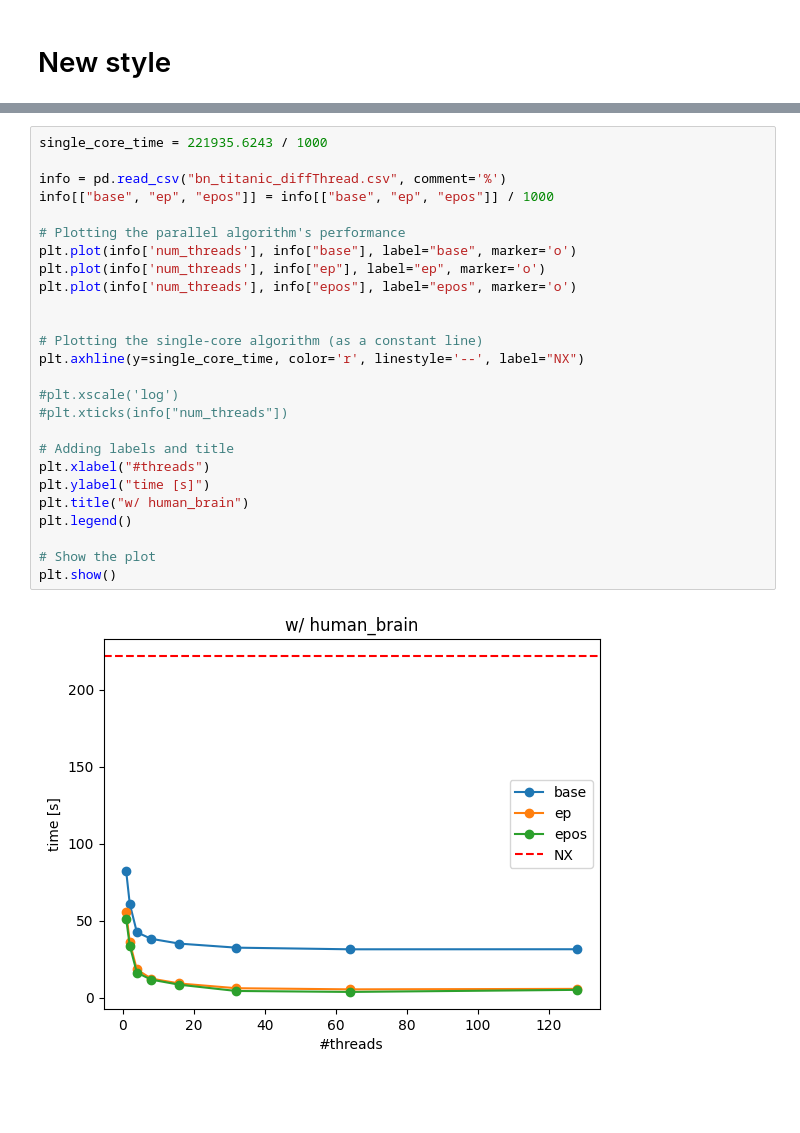
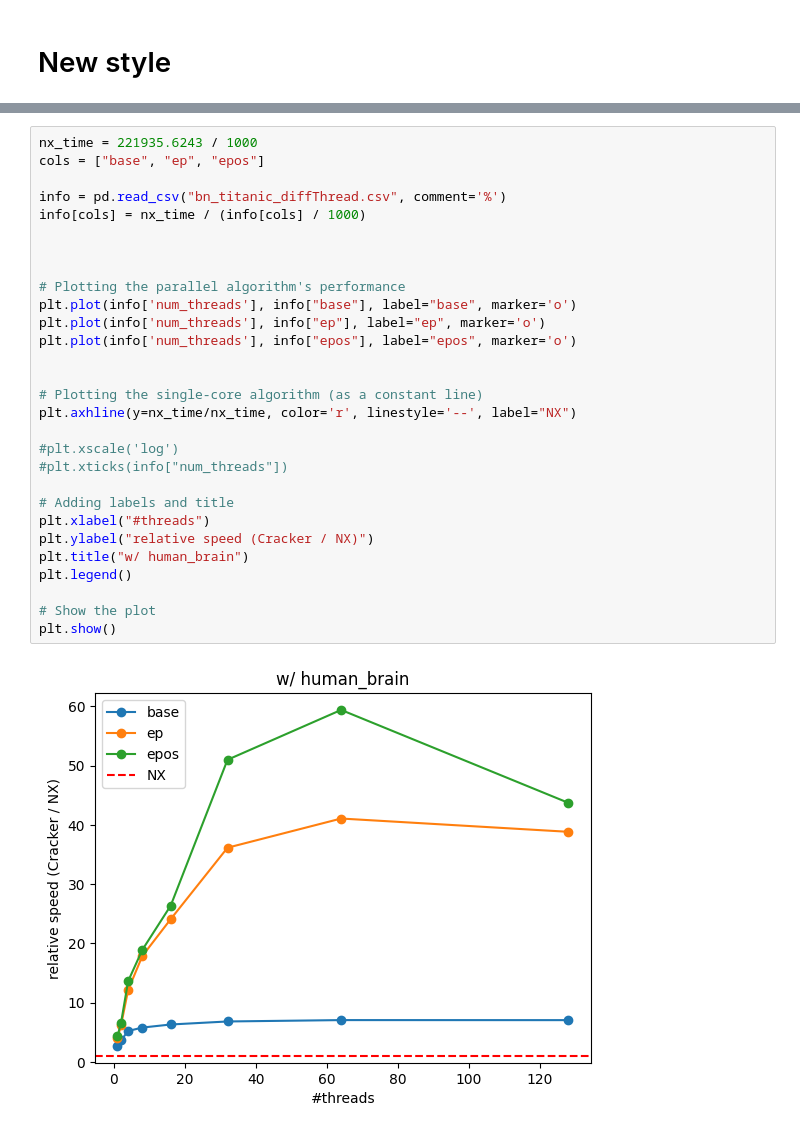
Before and after one commit to dSampietro/Rusty-CRACKER, a Jupyter notebook: plotting/nbk.ipynb, the cells around one changed output, grey strips where cells are left out. Saved outputs shown, nothing was run; the diff lists cells and outputs as text; blank space fills up the shorter version.

```diff
--- a/plotting/nbk.ipynb
+++ b/plotting/nbk.ipynb
@@ -114,28 +119,31 @@ axs[1].plot(1, (221935.6243 / 1000), marker="o", color="r", label="NX")
 # %%
-single_core_time = 221935.6243 / 1000
+nx_time = 221935.6243 / 1000
+cols = ["base", "ep", "epos"]
 
 info = pd.read_csv("bn_titanic_diffThread.csv", comment='%')
-info[["base", "ep", "epos"]] = info[["base", "ep", "epos"]] / 1000
+info[cols] = nx_time / (info[cols] / 1000)
+
+
 
 # Plotting the parallel algorithm's performance
 plt.plot(info['num_threads'], info["base"], label="base", marker='o')
 plt.plot(info['num_threads'], info["ep"], label="ep", marker='o')
 plt.plot(info['num_threads'], info["epos"], label="epos", marker='o')
 
 
 # Plotting the single-core algorithm (as a constant line)
-plt.axhline(y=single_core_time, color='r', linestyle='--', label="NX")
+plt.axhline(y=nx_time/nx_time, color='r', linestyle='--', label="NX")
 
 #plt.xscale('log')
 #plt.xticks(info["num_threads"])
 
 # Adding labels and title
 plt.xlabel("#threads")
-plt.ylabel("time [s]")
+plt.ylabel("relative speed (Cracker / NX)")
 plt.title("w/ human_brain")
 plt.legend()
 
 # Show the plot
 plt.show()
 # %% [output]
-[figure, old version]
+[figure, new version]
```
Also changed, not shown: parts of 4 cells of this notebook.
